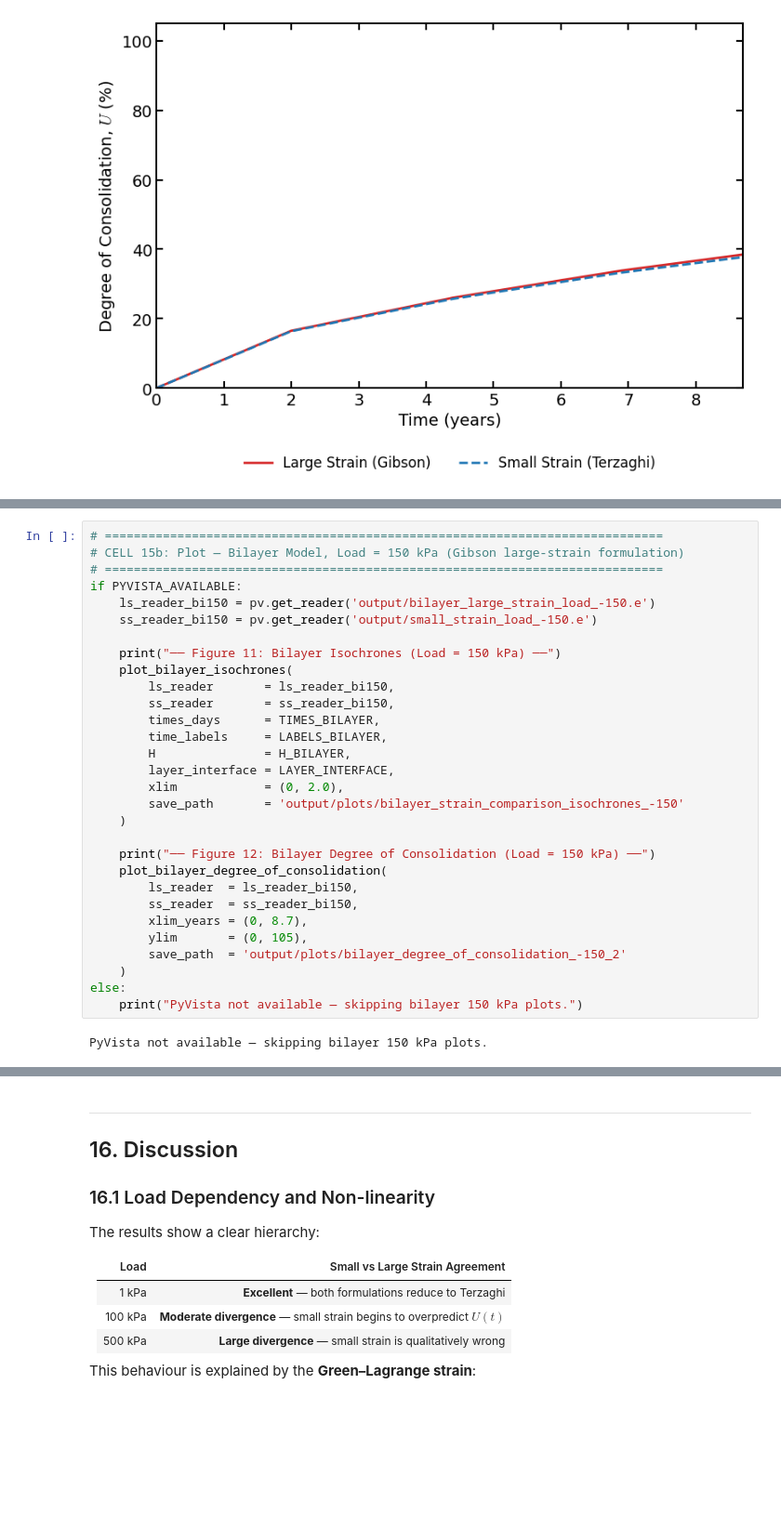
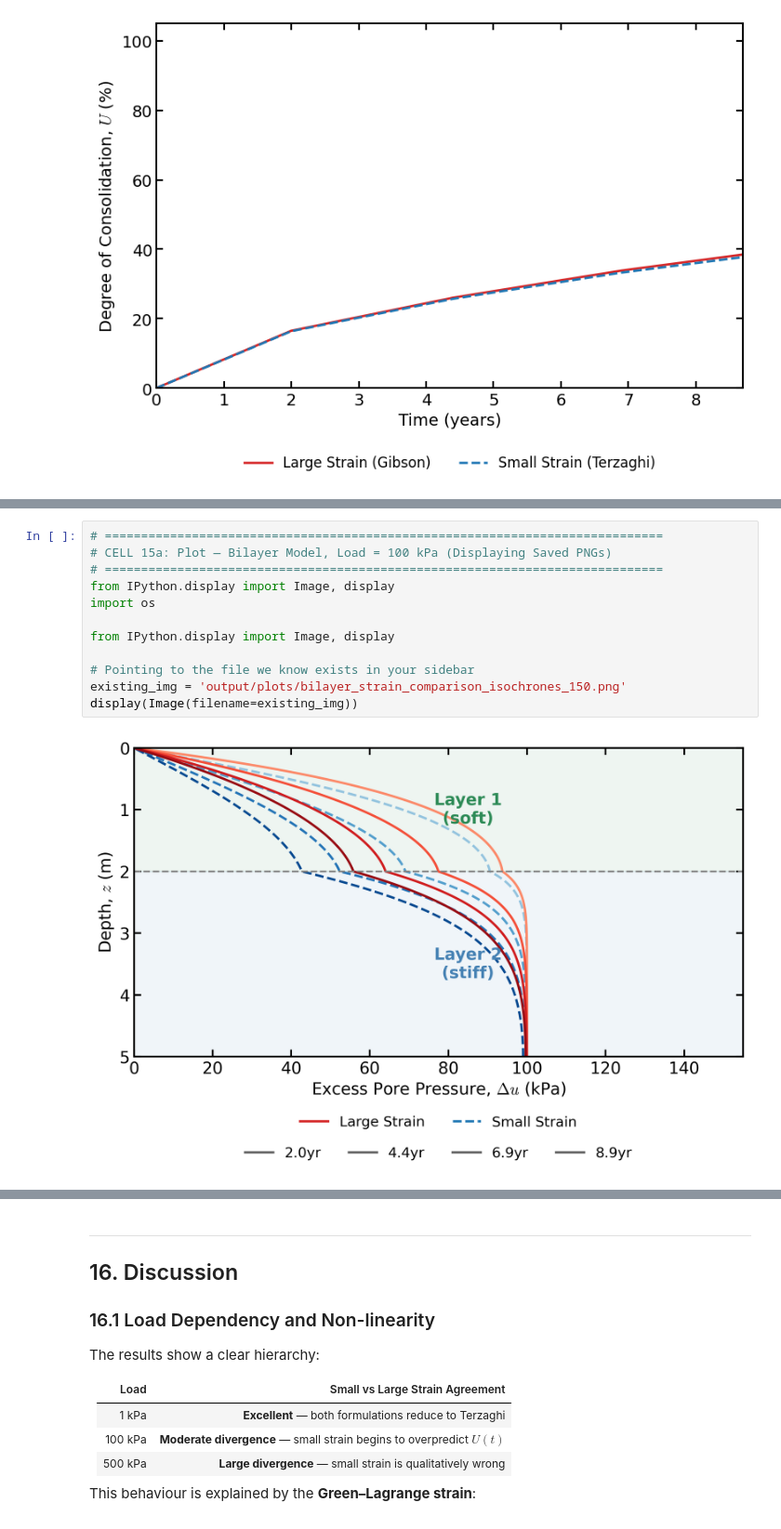
Before and after one commit to s-tirmizi/finite-strain-theory-project, a Jupyter notebook: terzaghi_project/terzaghi_consolidation_project.ipynb, the cells around one changed output, grey strips where cells are left out. Shown at 93% size. Cells and saved outputs as stored; diff of their text form; blank space fills up the shorter version.

```diff
--- a/terzaghi_project/terzaghi_consolidation_project.ipynb
+++ b/terzaghi_project/terzaghi_consolidation_project.ipynb
@@ -1508,32 +1476,14 @@ FileNotFoundError: Path 'output/bilayer_large_strain_load_-100.e' is invalid or
-# %%
-# =============================================================================
-# CELL 15b: Plot — Bilayer Model, Load = 150 kPa (Gibson large-strain formulation)
-# =============================================================================
-if PYVISTA_AVAILABLE:
-    ls_reader_bi150 = pv.get_reader('output/bilayer_large_strain_load_-150.e')
-    ss_reader_bi150 = pv.get_reader('output/small_strain_load_-150.e')
-
-    print("── Figure 11: Bilayer Isochrones (Load = 150 kPa) ──")
-    plot_bilayer_isochrones(
-        ls_reader       = ls_reader_bi150,
-        ss_reader       = ss_reader_bi150,
-        times_days      = TIMES_BILAYER,
-        time_labels     = LABELS_BILAYER,
-        H               = H_BILAYER,
-        layer_interface = LAYER_INTERFACE,
-        xlim            = (0, 2.0),
-        save_path       = 'output/plots/bilayer_strain_comparison_isochrones_-150'
-    )
-
-    print("── Figure 12: Bilayer Degree of Consolidation (Load = 150 kPa) ──")
-    plot_bilayer_degree_of_consolidation(
-        ls_reader  = ls_reader_bi150,
-        ss_reader  = ss_reader_bi150,
-        xlim_years = (0, 8.7),
-        ylim       = (0, 105),
-        save_path  = 'output/plots/bilayer_degree_of_consolidation_-150_2'
-    )
-else:
-    print("PyVista not available — skipping bilayer 150 kPa plots.")
-# %% [output]
-PyVista not available — skipping bilayer 150 kPa plots.
+# %%
+# =============================================================================
+# CELL 15a: Plot — Bilayer Model, Load = 100 kPa (Displaying Saved PNGs)
+# =============================================================================
+from IPython.display import Image, display
+import os
+
+from IPython.display import Image, display
+
+# Pointing to the file we know exists in your sidebar
+existing_img = 'output/plots/bilayer_strain_comparison_isochrones_150.png'
+display(Image(filename=existing_img))
+# %% [output]
+[figure, added]
```
Also changed, not shown: parts of 3 cells of this notebook.
